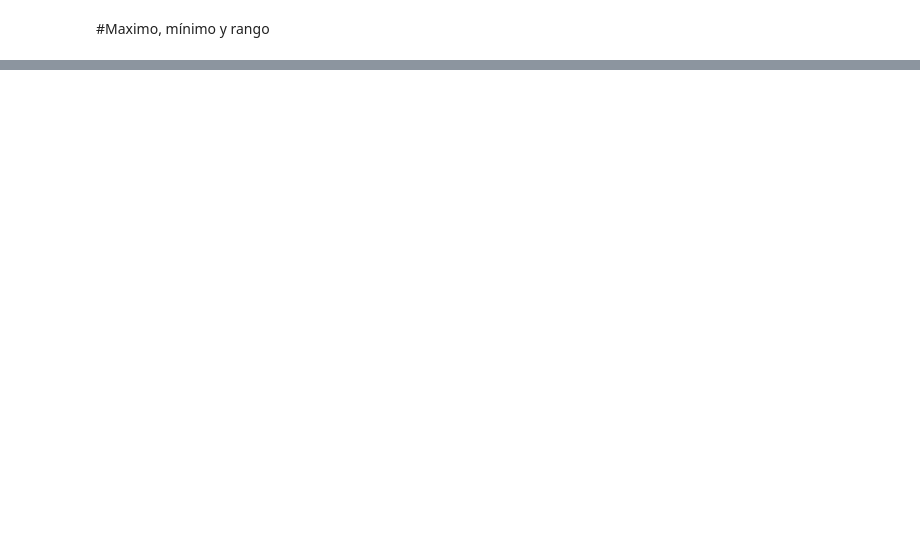
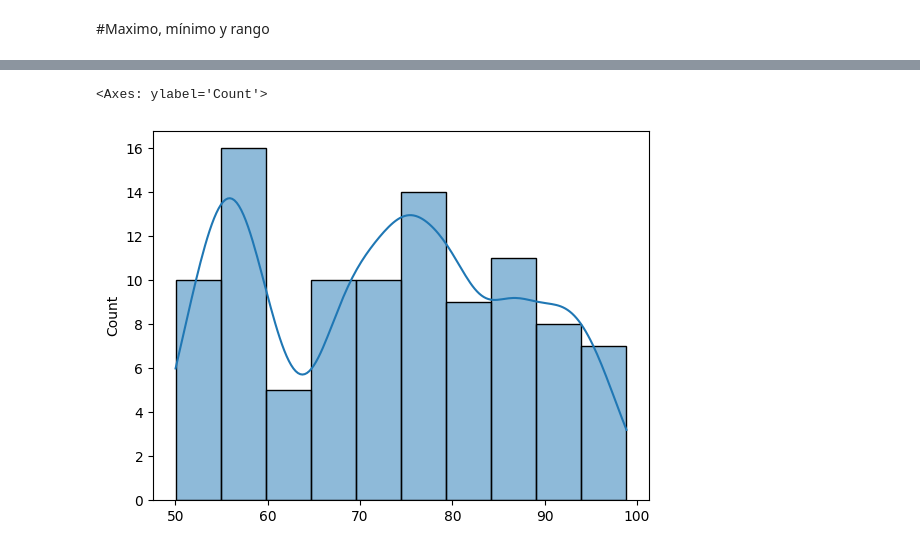
Before and after one commit to SludgeDanny/Probabilidad-y-Estad-stica, a Jupyter notebook: Unidad1/Paractica2.ipynb, the cells around one changed output, grey strips where cells are left out. Drawn from its saved outputs; the diff is of its cells as text; code cells hidden in the pictures; blank space fills up the shorter version.

```diff
--- a/Unidad1/Paractica2.ipynb
+++ b/Unidad1/Paractica2.ipynb
@@ -67,0 +102,12 @@ Estadisrica escriptiva de la Fabrica 2
+# %%
+import seaborn as sns
+#La densidad gráfica es una forma de visualiza la distribución de datos en
+#un intervalo o periodo de tiempo continuo.
+#Se bbasa en un histoggrama que usa el suavisado de kernel para trazar valores,
+#lo que permite obtener distribuciones más suaves al reducir el ruido.
+#Una curva de densidad muestra la ubicaión de la mmedia y la mediana de una distribución
+
+sns.histplot(x=fabrica1, kde = True, kde_kws = {'bw_adjust': 0.5}, bins = 10)
+# %% [output]
+<Axes: ylabel='Count'>
+[figure, added]
```
Also changed, not shown: parts of 6 cells of this notebook.
